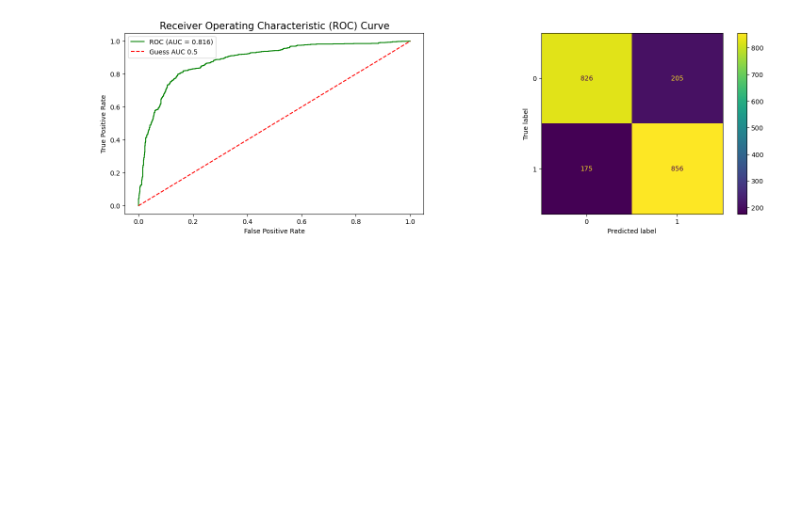
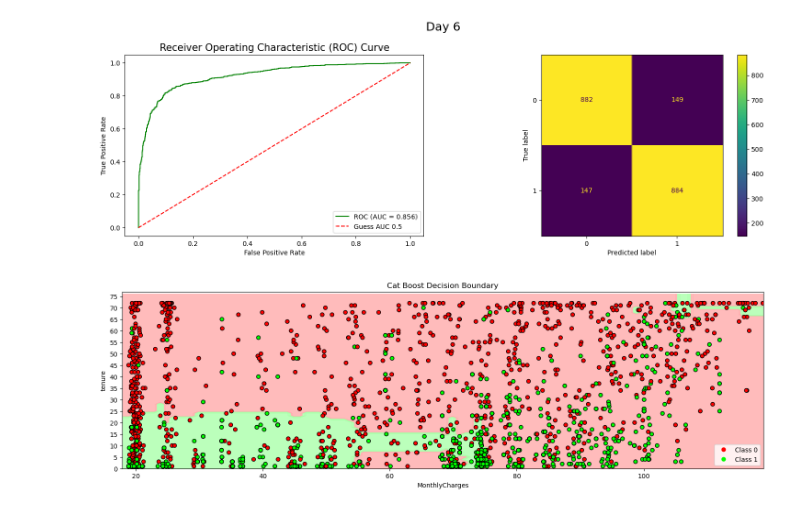
Before and after one commit to Ravikumarchavva/ML_Playground, a Jupyter notebook: week2_BinaryClassification/Day6_Ensemble/ensemble.ipynb, the cells around one changed output. Saved outputs shown, nothing was run; the diff lists cells and outputs as text; code cells hidden in the pictures; blank space fills up the shorter version.

Commit message:
modeling completed

```diff
--- a/week2_BinaryClassification/Day6_Ensemble/ensemble.ipynb
+++ b/week2_BinaryClassification/Day6_Ensemble/ensemble.ipynb
@@ -85,0 +54,12 @@ Pipeline(steps=[('transformer',
+# %%
+cat_cols=["SeniorCitizen","MultipleLines","InternetService","OnlineSecurity","OnlineBackup","DeviceProtection","TechSupport","Contract","Streamer","Safer","Family","OnlinePayment","All"]
+num_cols=train_data.drop(["Churn","customerID"]+cat_cols).columns
+
+X_train=train_data.drop("customerID","Churn").to_pandas()
+y_train=train_data["Churn"].to_pandas()
+X_test=test_data.drop("customerID","Churn").to_pandas()
+y_test=test_data["Churn"].to_pandas()
+
+from sklearn.model_selection import train_test_split
+
+X_train,X_valid,y_train,y_valid = train_test_split(X_train,y_train,test_size=0.25,random_state=42,stratify=y_train)
@@ -86,33 +150,33 @@ Pipeline(steps=[('transformer',
 # %%
-from sklearn.model_selection import cross_val_predict
-from sklearn.metrics import roc_auc_score,recall_score,matthews_corrcoef
-from sklearn.model_selection import cross_validate,RepeatedStratifiedKFold
-rskf = RepeatedStratifiedKFold(n_splits=3,n_repeats=3,random_state=42)
-stacking_pipe.fit(X_train, y_train)
+from catboost import CatBoostClassifier
+
+rskf = RepeatedStratifiedKFold(n_repeats=3, n_splits=3, random_state=42)
+
+cat=CatBoostClassifier(random_state=42, eval_metric='F1', verbose=100,n_estimators=500)
+
+cat.fit(X_train, y_train, eval_set=(X_valid, y_valid))
 
 # Evaluation
-
-cv_results = cross_validate(stacking_pipe, X_train,y_train, cv=rskf, scoring=['recall','roc_auc'],n_jobs=-1,return_train_score=True,error_score="raise")
-from sklearn.model_selection import cross_validate,RepeatedStratifiedKFold
-rskf = RepeatedStratifiedKFold(n_splits=10,random_state=42)
-
-cv_results = cross_validate(stacking_pipe, X_train,y_train, cv=rskf, scoring=['recall','roc_auc'],n_jobs=-1,return_train_score=True,error_score="raise")
+cv_results = cross_validate(cat, X_train, y_train, cv=rskf, scoring=['recall', 'roc_auc'], n_jobs=-1, return_train_score=True, error_score="raise")
 print(f'Mean Train roc auc Score: {cv_results["train_roc_auc"].mean()}')
 print(f'Mean Train recall Score: \033[1m{cv_results["train_recall"].mean()}\033[0m\n')
 
 print(f'Mean Test roc auc Score: {cv_results["test_roc_auc"].mean()}')
 print(f'Mean Test recall Score: \033[1m{cv_results["test_recall"].mean()}\033[0m')
-from sklearn.metrics import accuracy_score,classification_report,roc_curve,roc_auc_score,recall_score
-from sklearn.model_selection import cross_val_predict
-# Evaluation
-predictions_prob= cross_val_predict(stacking_pipe,X_test,y_test,method='predict_proba',n_jobs=-1)
-predictions=[0 if x < 0.5 else 1 for x in predictions_prob[:,1]]
+
+predictions_prob = cross_val_predict(cat, X_test, y_test, method='predict_proba', n_jobs=-1)
+predictions = [0 if x < 0.5 else 1 for x in predictions_prob[:, 1]]
 roc_auc = roc_auc_score(y_test, predictions)
-recall = recall_score(y_test,predictions)
-coef = matthews_corrcoef(y_test,predictions)
+recall = recall_score(y_test, predictions)
+coef = matthews_corrcoef(y_test, predictions)
 print(f"\033[1mRecall score: {recall:.2f}\033[0m")
-print(f"Correlation : {coef}")
-print("\033[4mClassification Report\033[0m \n",classification_report(y_test,predictions))
-fpr, tpr, thresholds=roc_curve(y_test,predictions_prob[:,1])
-plot_evaluation(fpr, tpr,y_test,predictions,roc_auc)
+print(f"Correlation: {coef}")
+print("\033[4mClassification Report\033[0m\n", classification_report(y_test, predictions))
+
+# Plot ROC curve
+fpr, tpr, thresholds = roc_curve(y_test, predictions_prob[:, 1])
+plot_evaluation(fpr, tpr, y_test, predictions, roc_auc,title='Day 6')
+feature1 = 'MonthlyCharges'
+feature2 = 'tenure'
+decision_boundary(X_test,y_test,feature1,feature2,cat,transformer=None,title="Cat Boost")
 # %% [output]
@@ -135 +200,2 @@ weighted avg       0.82      0.82      0.82      2062
-[figure, old version]
+[figure, new version]
+[figure, added]
```
Also changed, not shown: parts of 13 cells of this notebook, 57 other files.
